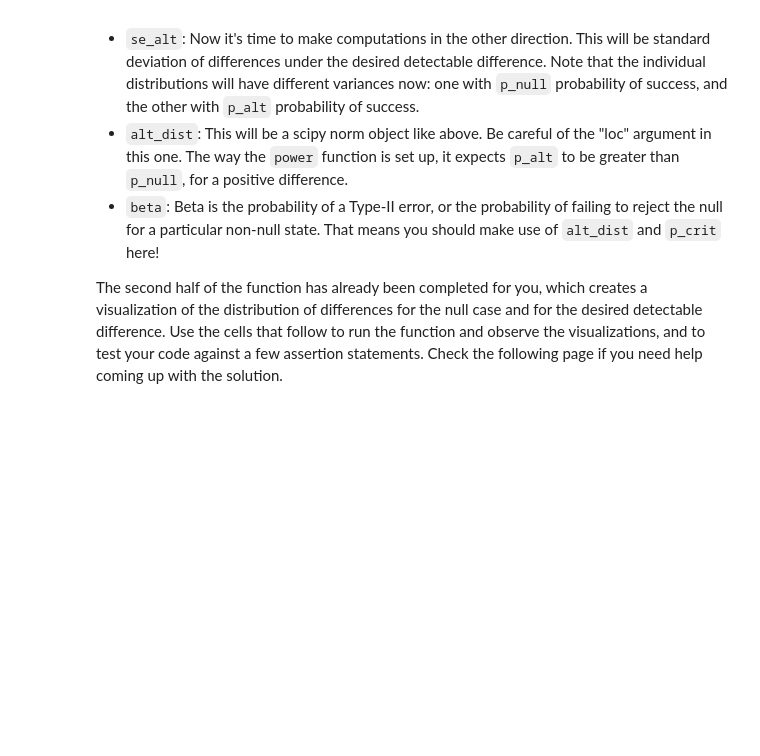
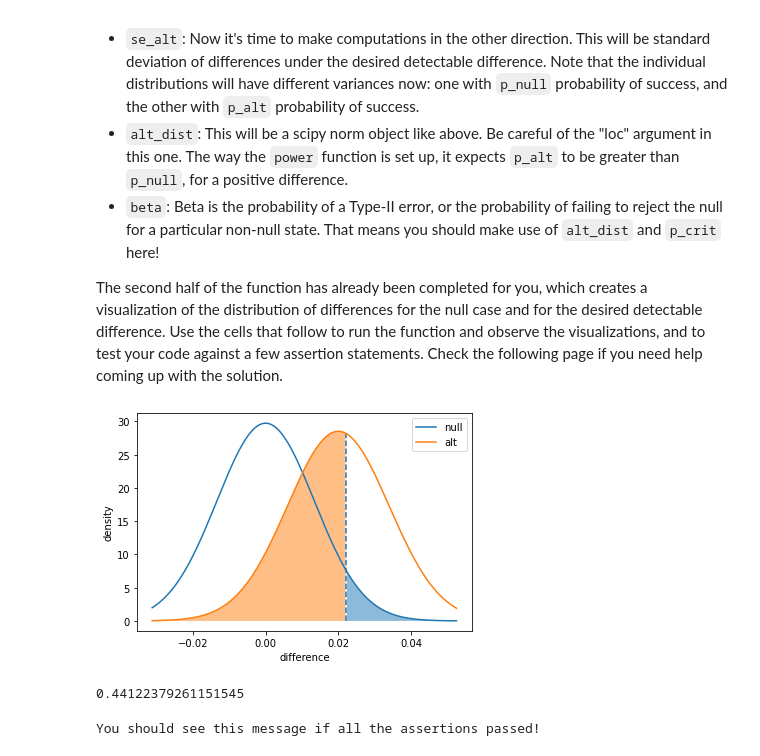
Before and after one commit to ChristopherDaigle/udacity_nano_ds, a Jupyter notebook: main_lessons/04_exp_des_recc/lesson_03_stat_con.ipynb, the cells around one changed output. Cells and saved outputs as stored; diff of their text form; code cells hidden in the pictures; blank space fills up the shorter version.

```diff
--- a/main_lessons/04_exp_des_recc/lesson_03_stat_con.ipynb
+++ b/main_lessons/04_exp_des_recc/lesson_03_stat_con.ipynb
@@ -255,0 +314,12 @@ The second half of the function has already been completed for you, which create
+# %%
+power(p_null=.1, p_alt=.12, n=1000)
+# %% [output]
+[figure, added]
+0.44122379261151545
+# %%
+assert np.isclose(power(.1, .12, 1000, plot = False), 0.4412, atol = 1e-4)
+assert np.isclose(power(.1, .12, 3000, plot = False), 0.8157, atol = 1e-4)
+assert np.isclose(power(.1, .12, 5000, plot = False), 0.9474, atol = 1e-4)
+print('You should see this message if all the assertions passed!')
+# %% [output]
+You should see this message if all the assertions passed!
```
Also changed, not shown: parts of 14 cells of this notebook, 1 other file.
